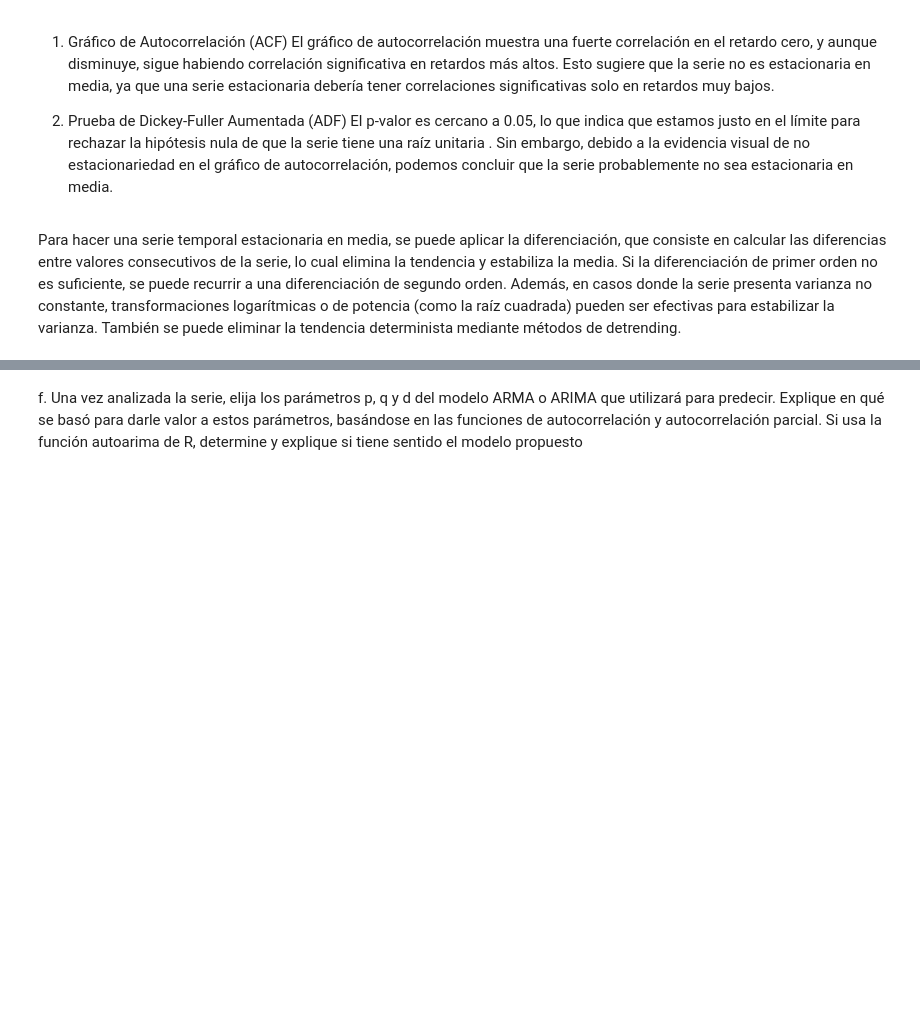
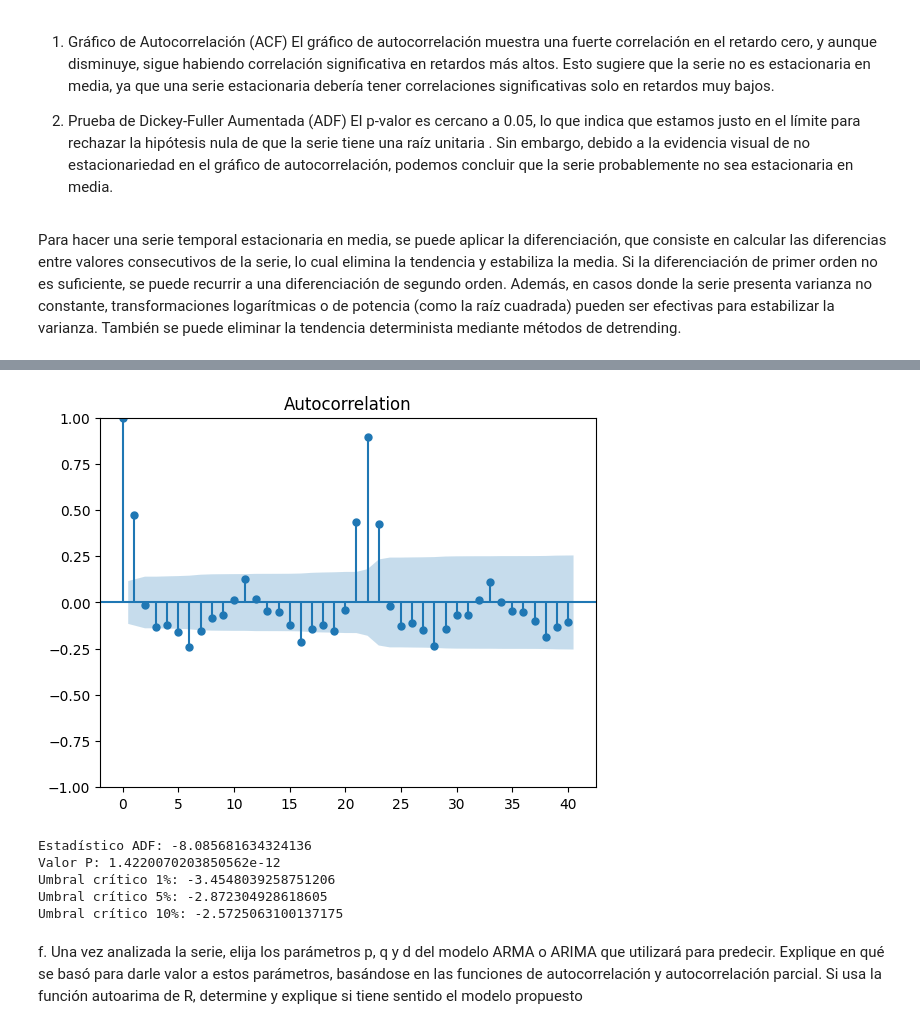
Before and after one commit to AGM54/DataSc, a Jupyter notebook: data.ipynb, the cells around one changed output, grey strips where cells are left out. Saved outputs shown, nothing was run; the diff lists cells and outputs as text; code cells hidden in the pictures; blank space fills up the shorter version.

```diff
--- a/data.ipynb
+++ b/data.ipynb
@@ -542,3 +753,61 @@ Para hacer una serie temporal estacionaria en media, se puede aplicar la diferen
+# %%
+import pandas as pd
+import matplotlib.pyplot as plt
+from statsmodels.tsa.seasonal import seasonal_decompose
+from statsmodels.graphics.tsaplots import plot_acf
+from statsmodels.tsa.stattools import adfuller
+
+
+file_path = 'precios.xlsx'
+xls = pd.ExcelFile(file_path)
+
+
+sheet4 = pd.read_excel(file_path, sheet_name='Hoja4')
+
+# Función para limpiar y preparar los datos
+def prepare_data(df, fuel_name):
+    df_cleaned = df.drop([0], axis=0).reset_index(drop=True)
+    expected_columns = ["Mes/Año", "Aux1", "2002", "2003", "2004", "2005",
+                        "2006", "2007", "2008", "2009", "2010", "2011",
+                        "2012", "2013", "2014", "2015", "2016", "2017",
+                        "2018", "2019", "2020", "2021", "2022", "2023", "2024"]
+    current_columns = df_cleaned.columns.tolist()
+    if len(current_columns) > len(expected_columns):
+        df_cleaned = df_cleaned.iloc[:, :len(expected_columns)]
+    df_cleaned.columns = expected_columns[:len(df_cleaned.columns)]
+    df_cleaned = df_cleaned.drop(columns=["Aux1"])
+    df_cleaned["Mes/Año"] = pd.date_range(start='2002-01-01', periods=len(df_cleaned), freq='M')
+    df_cleaned = df_cleaned.set_index("Mes/Año")
+    df_cleaned = df_cleaned.apply(pd.to_numeric, errors='coerce')
+    df_cleaned['Fuel'] = fuel_name
+    return df_cleaned
+
+# Preparar los datos para Aceite Combustible Diésel
+df_diesel = prepare_data(sheet4, 'Aceite Combustible Diésel')
+
+# Seleccionar una columna específica para descomposición
+series = df_diesel.loc[:, '2002':'2023']
+
+# Convertir los datos a una sola serie de tiempo continua
+series = series.stack().reset_index(level=1, drop=True)
+
+# Graficar el Autocorrelograma
+plot_acf(series, lags=40)
+plt.show()
+
+# Prueba de Dickey-Fuller Aumentada
+adf_test = adfuller(series)
+print(f'Estadístico ADF: {adf_test[0]}')
+print(f'Valor P: {adf_test[1]}')
+for key, value in adf_test[4].items():
+    print(f'Umbral crítico {key}: {value}')
+# %% [output]
+[figure, added]
+Estadístico ADF: -8.085681634324136
+Valor P: 1.4220070203850562e-12
+Umbral crítico 1%: -3.4548039258751206
+Umbral crítico 5%: -2.872304928618605
+Umbral crítico 10%: -2.5725063100137175
 # %% [markdown]
 f. Una vez analizada la serie, elija los parámetros p, q y d del modelo ARMA o ARIMA
 que utilizará para predecir. Explique en qué se basó para darle valor a estos
```
Also changed, not shown: parts of 16 cells of this notebook.
